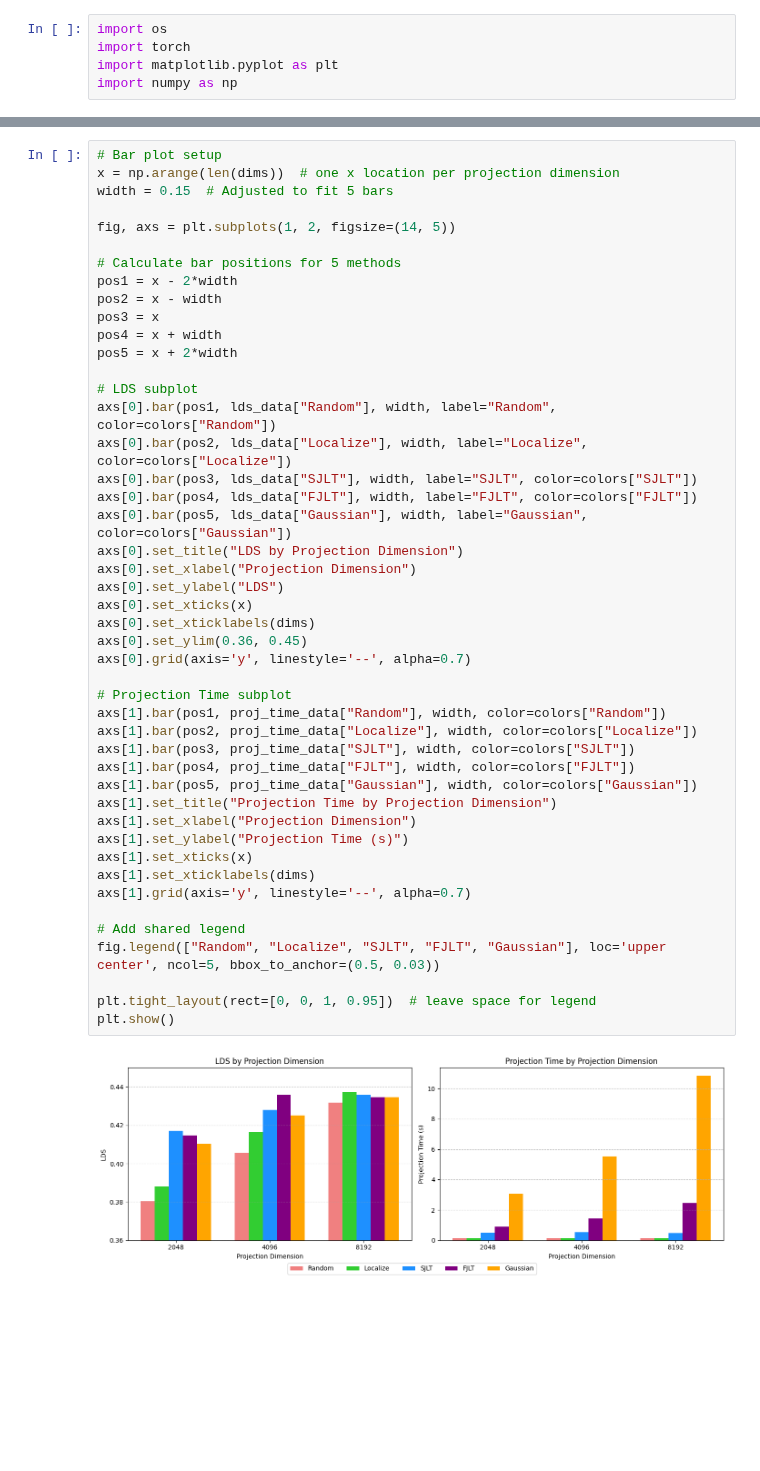
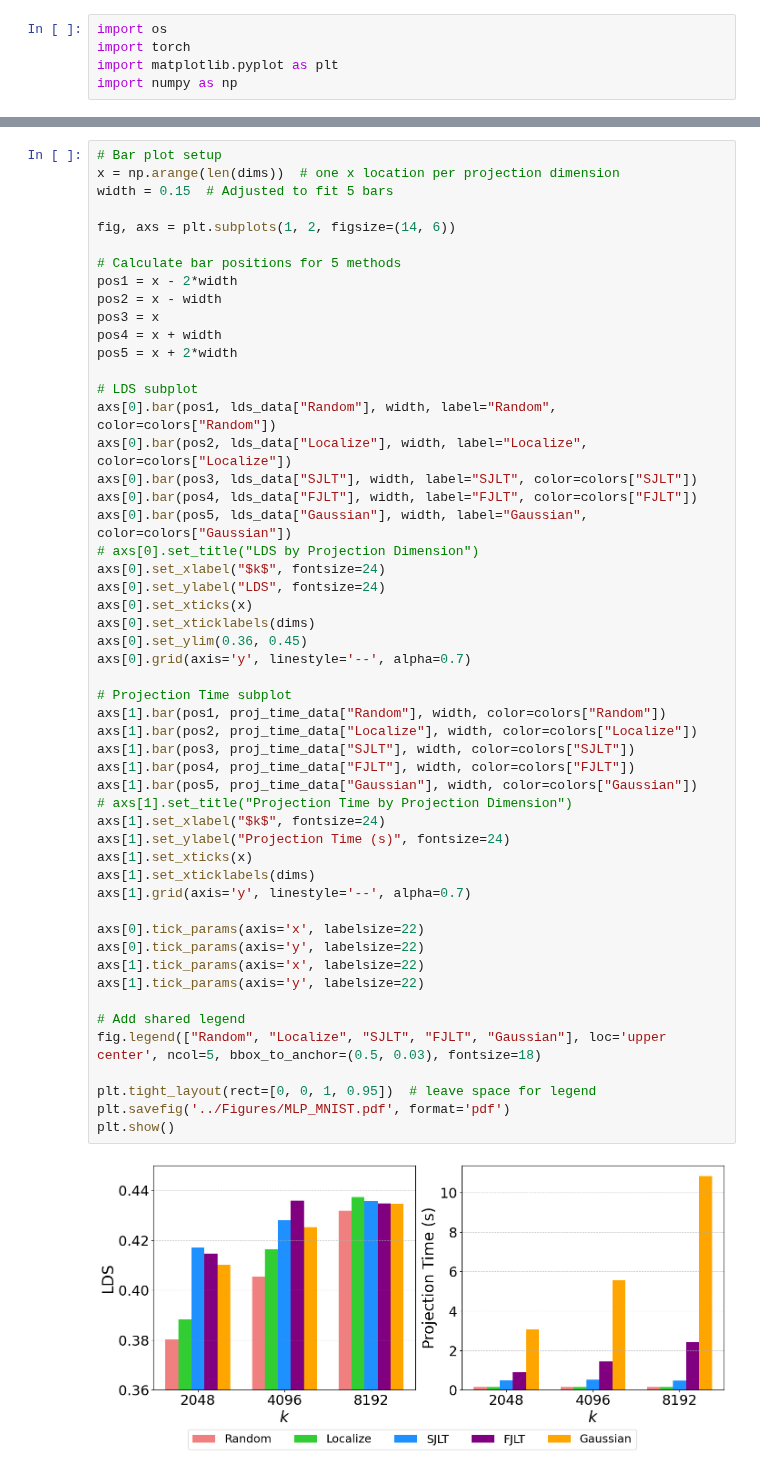
Before and after one commit to TRAIS-Lab/GraSS, a Jupyter notebook: MLP_MNIST/visualization.ipynb, the cells around one changed output, grey strips where cells are left out. Drawn from its saved outputs; the diff is of its cells as text; blank space fills up the shorter version.

```diff
--- a/MLP_MNIST/visualization.ipynb
+++ b/MLP_MNIST/visualization.ipynb
@@ -60,7 +60,7 @@ Setting: Gaussian-8192: with damping 0.1
 x = np.arange(len(dims))  # one x location per projection dimension
 width = 0.15  # Adjusted to fit 5 bars
 
-fig, axs = plt.subplots(1, 2, figsize=(14, 5))
+fig, axs = plt.subplots(1, 2, figsize=(14, 6))
 
 # Calculate bar positions for 5 methods
 pos1 = x - 2*width
@@ -68,38 +68,44 @@ pos2 = x - width
 pos3 = x
 pos4 = x + width
 pos5 = x + 2*width
 
 # LDS subplot
 axs[0].bar(pos1, lds_data["Random"], width, label="Random", color=colors["Random"])
 axs[0].bar(pos2, lds_data["Localize"], width, label="Localize", color=colors["Localize"])
 axs[0].bar(pos3, lds_data["SJLT"], width, label="SJLT", color=colors["SJLT"])
 axs[0].bar(pos4, lds_data["FJLT"], width, label="FJLT", color=colors["FJLT"])
 axs[0].bar(pos5, lds_data["Gaussian"], width, label="Gaussian", color=colors["Gaussian"])
-axs[0].set_title("LDS by Projection Dimension")
-axs[0].set_xlabel("Projection Dimension")
-axs[0].set_ylabel("LDS")
+# axs[0].set_title("LDS by Projection Dimension")
+axs[0].set_xlabel("$k$", fontsize=24)
+axs[0].set_ylabel("LDS", fontsize=24)
 axs[0].set_xticks(x)
 axs[0].set_xticklabels(dims)
 axs[0].set_ylim(0.36, 0.45)
 axs[0].grid(axis='y', linestyle='--', alpha=0.7)
 
 # Projection Time subplot
 axs[1].bar(pos1, proj_time_data["Random"], width, color=colors["Random"])
 axs[1].bar(pos2, proj_time_data["Localize"], width, color=colors["Localize"])
 axs[1].bar(pos3, proj_time_data["SJLT"], width, color=colors["SJLT"])
 axs[1].bar(pos4, proj_time_data["FJLT"], width, color=colors["FJLT"])
 axs[1].bar(pos5, proj_time_data["Gaussian"], width, color=colors["Gaussian"])
-axs[1].set_title("Projection Time by Projection Dimension")
-axs[1].set_xlabel("Projection Dimension")
-axs[1].set_ylabel("Projection Time (s)")
+# axs[1].set_title("Projection Time by Projection Dimension")
+axs[1].set_xlabel("$k$", fontsize=24)
+axs[1].set_ylabel("Projection Time (s)", fontsize=24)
 axs[1].set_xticks(x)
 axs[1].set_xticklabels(dims)
 axs[1].grid(axis='y', linestyle='--', alpha=0.7)
 
+axs[0].tick_params(axis='x', labelsize=22)
+axs[0].tick_params(axis='y', labelsize=22)
+axs[1].tick_params(axis='x', labelsize=22)
+axs[1].tick_params(axis='y', labelsize=22)
+
 # Add shared legend
-fig.legend(["Random", "Localize", "SJLT", "FJLT", "Gaussian"], loc='upper center', ncol=5, bbox_to_anchor=(0.5, 0.03))
+fig.legend(["Random", "Localize", "SJLT", "FJLT", "Gaussian"], loc='upper center', ncol=5, bbox_to_anchor=(0.5, 0.03), fontsize=18)
 
 plt.tight_layout(rect=[0, 0, 1, 0.95])  # leave space for legend
+plt.savefig('../Figures/MLP_MNIST.pdf', format='pdf')
 plt.show()
 # %% [output]
-[figure, old version]
+[figure, new version]
```
Also changed, not shown: parts of 1 cell of this notebook, 18 other files.
